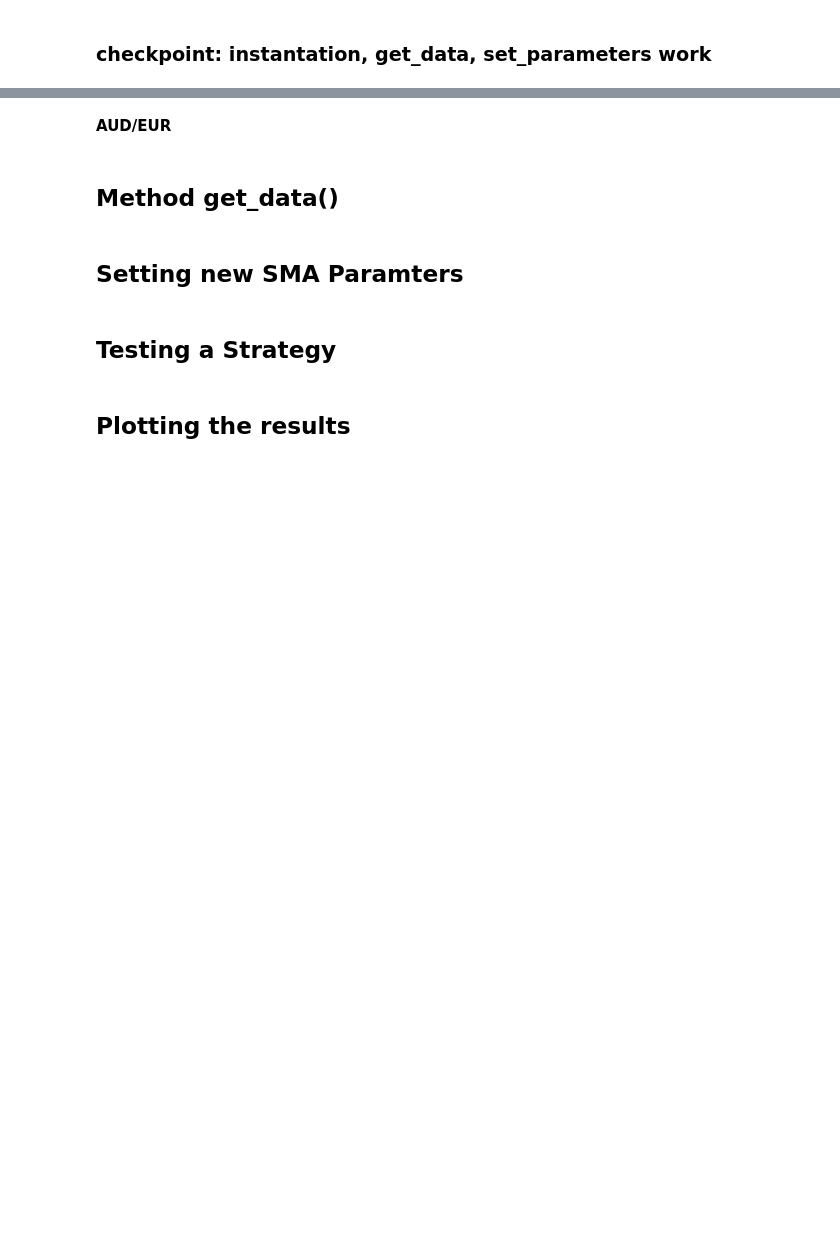
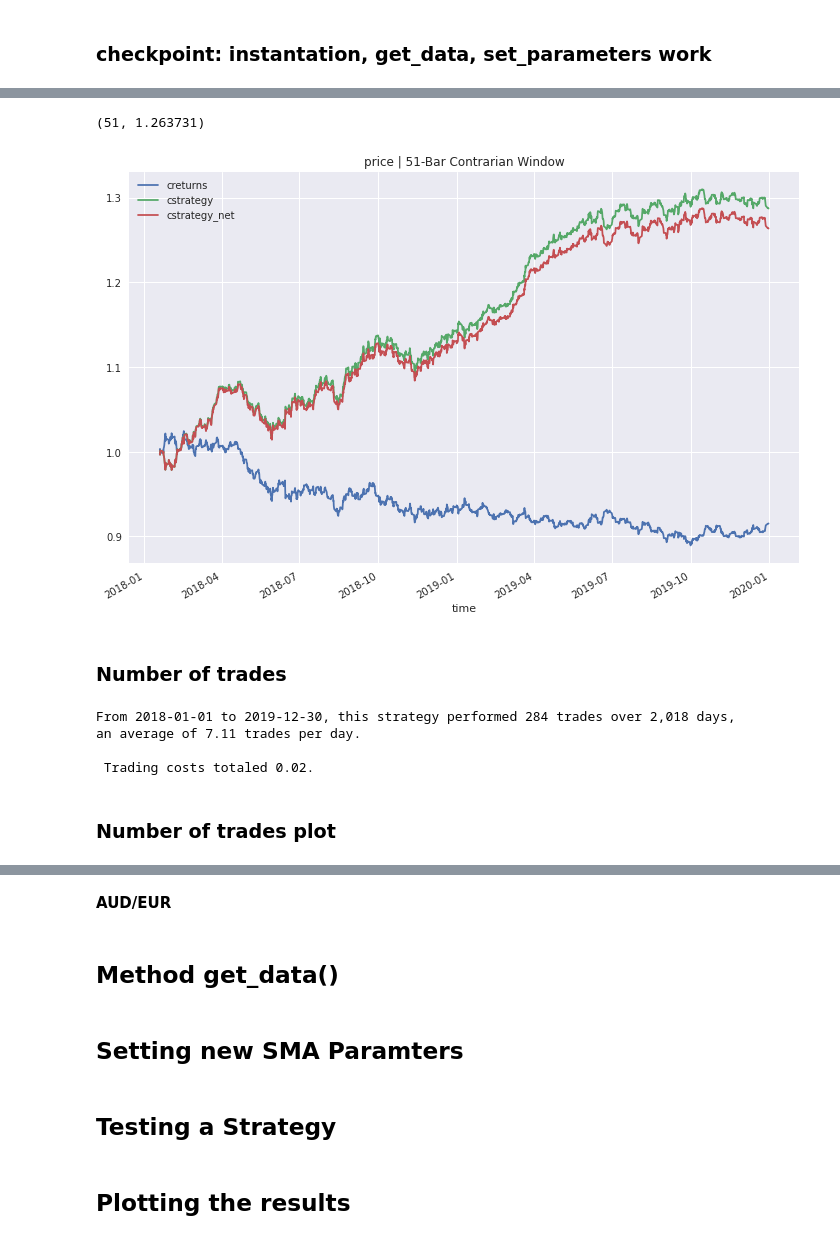
Before and after one commit to pianofreq/udemy-hagmann-course-1, a Jupyter notebook: Part_3/CBacktester-RTM.ipynb, the cells around one changed output, grey strips where cells are left out. Drawn from its saved outputs; the diff is of its cells as text; code cells hidden in the pictures; blank space fills up the shorter version.

```diff
--- a/Part_3/CBacktester-RTM.ipynb
+++ b/Part_3/CBacktester-RTM.ipynb
@@ -116,0 +139,19 @@ insample.test_strategy()
+# %%
+insample.optimize_parameter((1,252,1))
+# %% [output]
+(51, 1.263731)
+[figure, added]
+# %% [markdown]
+### Number of trades
+# %%
+print("From {} to {}, this strategy performed {:,.0f} trades over {:,.0f} days, \nan average of {:.2f} trades per day.\n\n Trading costs totaled {:,.2f}.".\
+format(insample.start, insample.end, insample.results.ctrades[-1], insample.results.trades.describe().loc['count'],\
+       insample.results.trades.describe().loc['count'] / insample.results.ctrades[-1],\
+       insample.results.cstrategy[-1]-insample.results.cstrategy_net[-1]))
+# %% [output]
+From 2018-01-01 to 2019-12-30, this strategy performed 284 trades over 2,018 days,
+an average of 7.11 trades per day.
+
+ Trading costs totaled 0.02.
+# %% [markdown]
+### Number of trades plot
```
Also changed, not shown: parts of 10 cells of this notebook.
